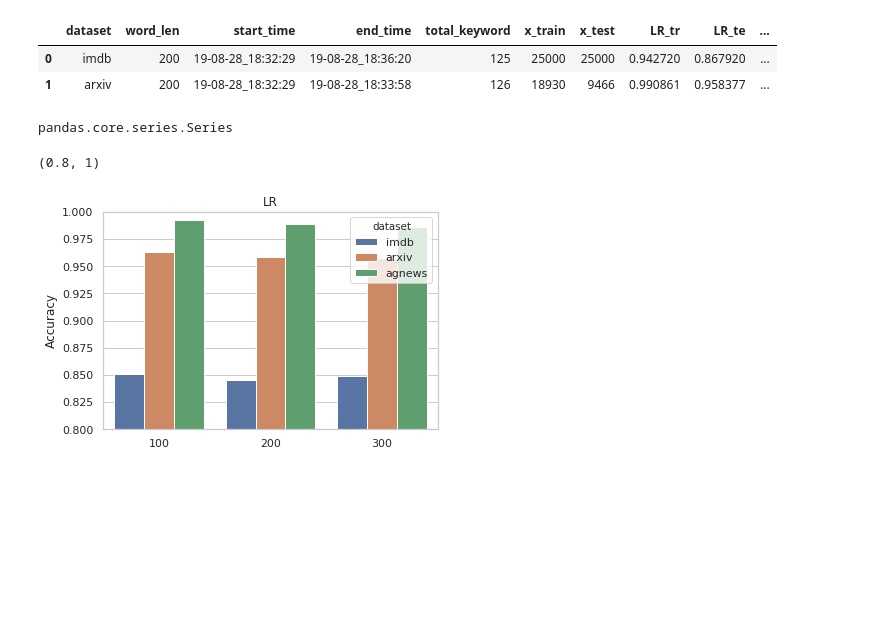
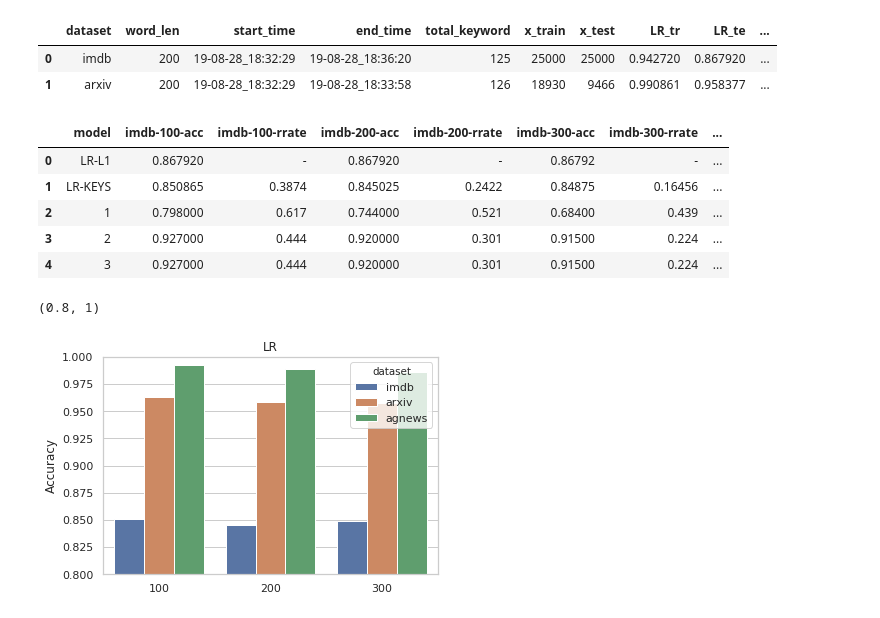
Before and after one commit to IIT-ML/interpretable-text-classification, a Jupyter notebook: show_results.ipynb, the cells around one changed output. Cells and saved outputs as stored; diff of their text form; code cells hidden in the pictures; blank space fills up the shorter version.

```diff
--- a/show_results.ipynb
+++ b/show_results.ipynb
@@ -198,12 +192,43 @@ for b in b_dir:
 # %%
-d = pd.DataFrame(data)
+d = pd.DataFrame(dat)
 # %%
 d.head(2)
 # %% [output]
 |  | dataset | word_len | start_time | end_time | total_keyword | x_train | x_test | LR_tr | LR_te | ... |
 | 0 | imdb | 200 | 19-08-28_18:32:29 | 19-08-28_18:36:20 | 125 | 25000 | 25000 | 0.942720 | 0.867920 | ... |
 | 1 | arxiv | 200 | 19-08-28_18:32:29 | 19-08-28_18:33:58 | 126 | 18930 | 9466 | 0.990861 | 0.958377 | ... |
-# %%
-type(d['dataset'])
-# %% [output]
-pandas.core.series.Series
+# %%
+results = defaultdict(list)
+dataset_ = ['imdb', 'arxiv', 'agnews']
+word = ['100', '200', '300']
+p = ['acc', 'rrate']
+
+def get_results(results, df, acc_, rrate_, model):
+    results['model'].append(model)
+
+    if model in ['LR-L1', 'LR-KEYS']:
+        for d_ in dataset_:
+            for w_ in word:
+                results['{}-{}-{}'.format(d_, w_, 'acc')].append(df.loc[(df['dataset']==d_) & (df['word_len']==w_)][acc_].to_numpy()[0])
+                if rrate_ is None:
+                    results['{}-{}-{}'.format(d_, w_, 'rrate')].append('-')
+                else:
+                    results['{}-{}-{}'.format(d_, w_, 'rrate')].append(df.loc[(df['dataset']==d_) & (df['word_len']==w_)][rrate_].to_numpy()[0])
+    else:
+        for d_ in dataset_:
+            for w_ in word:
+                results['{}-{}-{}'.format(d_,
+                                          w_,
+                                          'acc')].append(df.loc[(df['dataset']==d_) & (df['word_len']==w_) & (df['epochs']==1) & (df['train_mode']==model)][acc_].to_numpy()[0])
+                results['{}-{}-{}'.format(d_,
+                                          w_,
+                                          'rrate')].append(df.loc[(df['dataset']==d_) & (df['word_len']==w_) & (df['epochs']==1) & (df['train_mode']==model)][rrate_].to_numpy()[0])
+    return results
+
+results = get_results(results, d, 'LR_te', None, 'LR-L1')
+results = get_results(results, d, 'LR_keys_te_acc', 'LR_keys_te_rejection_rate', 'LR-KEYS')
+results = get_results(results, pdf, 'accuracy', 'rejection_rate', 1)
+results = get_results(results, pdf, 'accuracy', 'rejection_rate', 2)
+results = get_results(results, pdf, 'accuracy', 'rejection_rate', 3)
+# %%
+results = pd.DataFrame(results)
@@ -210,3 +237,12 @@ pandas.core.series.Series
+# %%
+results
+# %% [output]
+|  | model | imdb-100-acc | imdb-100-rrate | imdb-200-acc | imdb-200-rrate | imdb-300-acc | imdb-300-rrate | ... |
+| 0 | LR-L1 | 0.867920 | - | 0.867920 | - | 0.86792 | - | ... |
+| 1 | LR-KEYS | 0.850865 | 0.3874 | 0.845025 | 0.2422 | 0.84875 | 0.16456 | ... |
+| 2 | 1 | 0.798000 | 0.617 | 0.744000 | 0.521 | 0.68400 | 0.439 | ... |
+| 3 | 2 | 0.927000 | 0.444 | 0.920000 | 0.301 | 0.91500 | 0.224 | ... |
+| 4 | 3 | 0.927000 | 0.444 | 0.920000 | 0.301 | 0.91500 | 0.224 | ... |
 # %%
 plt.title('LR')
 
```
Also changed, not shown: parts of 11 cells of this notebook, 5 other files.
